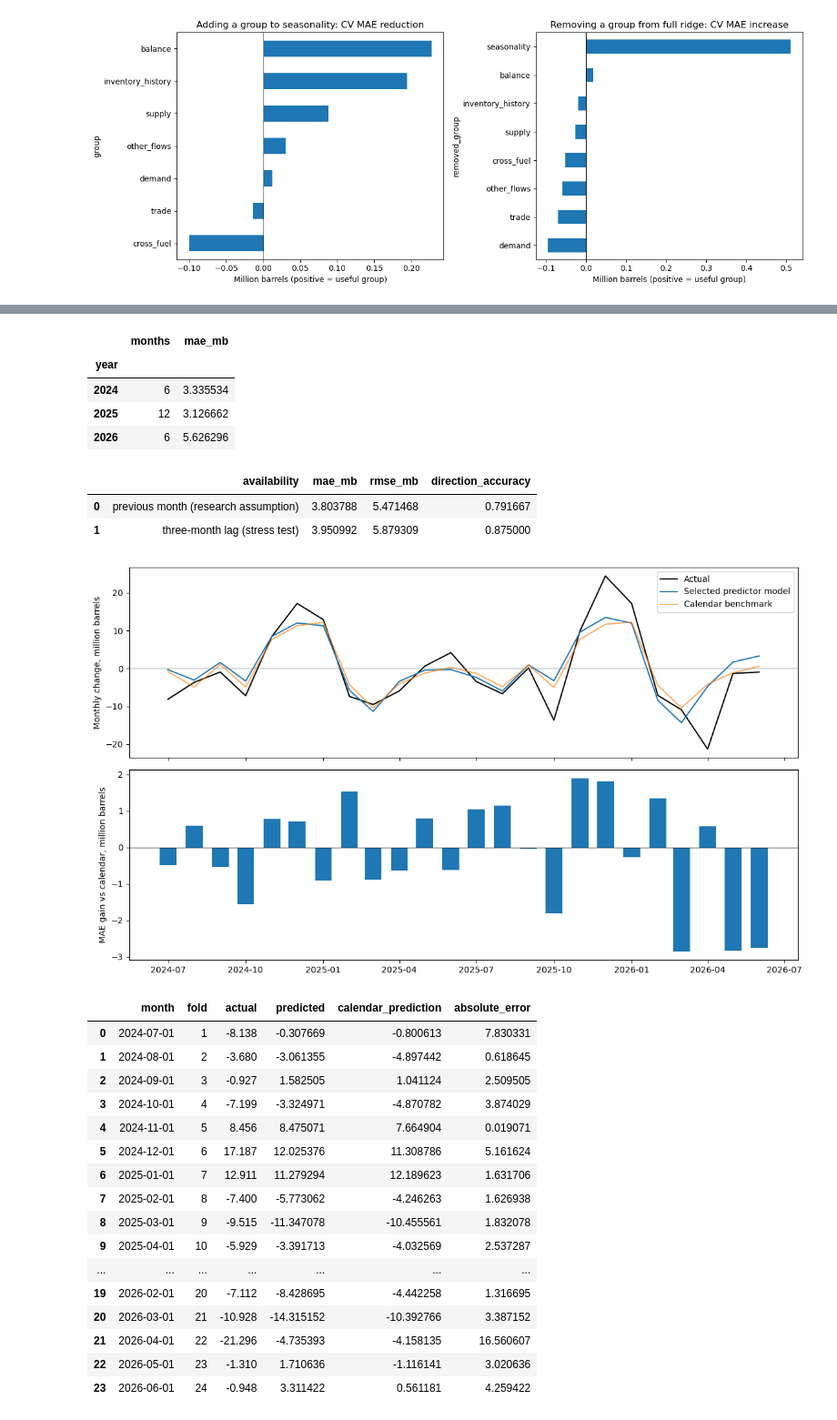
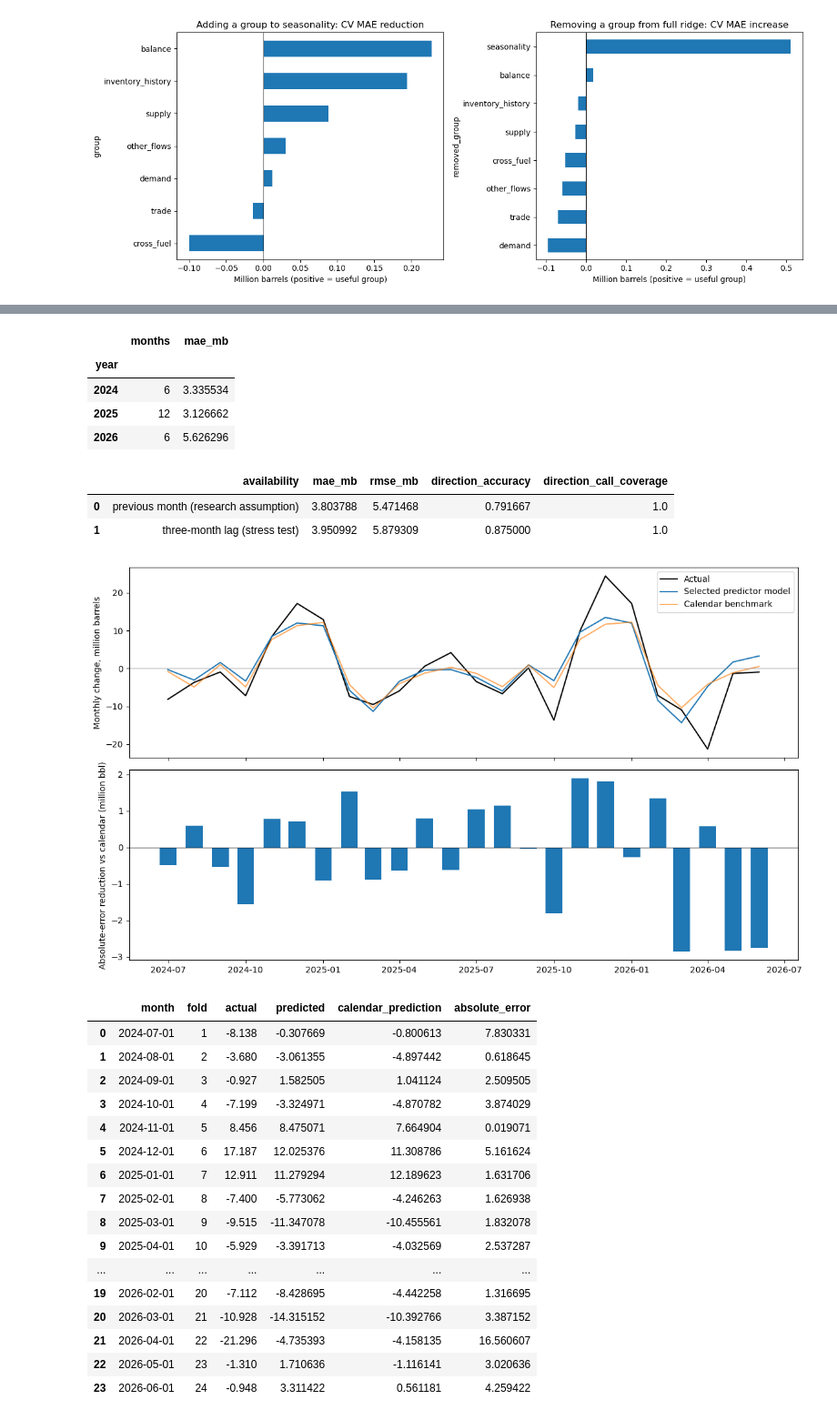
Before and after one commit to calvinchou711/US_SND_GASOLINE, a Jupyter notebook: predictors_gasoline.ipynb, the cells around one changed output, grey strips where cells are left out. Shown at 91% size. Cells and saved outputs as stored; diff of their text form; code cells hidden in the pictures.

```diff
--- a/predictors_gasoline.ipynb
+++ b/predictors_gasoline.ipynb
@@ -171,7 +168,8 @@ def evaluate(group_names, kind='ridge', alpha=10, blocks=None, design=None):
 def metrics(pred):
     return {'mae_mb': mean_absolute_error(pred.actual, pred.predicted),
             'rmse_mb': np.sqrt(mean_squared_error(pred.actual, pred.predicted)),
-            'direction_accuracy': np.mean(np.sign(pred.actual) == np.sign(pred.predicted))}
+            'direction_accuracy': (np.mean(np.sign(pred.actual[pred.predicted.ne(0)]) == np.sign(pred.predicted[pred.predicted.ne(0)])) if pred.predicted.ne(0).any() else np.nan),
+            'direction_call_coverage': np.mean(pred.predicted.ne(0))}
 
 records, specs, cv_predictions = [], {}, {}
 def candidate(name, gs, kind='ridge', alpha=10):
@@ -339,7 +339,7 @@ ax[0].plot(wp.month,wp.predicted,label='Selected predictor model')
 ax[0].plot(bp.month,bp.predicted,label='Calendar benchmark',alpha=.65)
 ax[0].axhline(0,color='grey',lw=.7); ax[0].set_ylabel('Monthly change, million barrels'); ax[0].legend()
 ax[1].bar(wp.month,paired_gain,width=20); ax[1].axhline(0,color='black',lw=.7)
-ax[1].set_ylabel('MAE gain vs calendar, million barrels')
+ax[1].set_ylabel('Absolute-error reduction vs calendar (million bbl)')
 plt.tight_layout(); plt.show()
 display(wp.assign(calendar_prediction=bp.predicted, absolute_error=(wp.actual-wp.predicted).abs()))
 # %% [output]
@@ -352,13 +352,13 @@ display(wp.assign(calendar_prediction=bp.predicted, absolute_error=(wp.actual-wp
 Holdout MAE gain over calendar: -0.165 million barrels; descriptive 95% block-bootstrap interval [-0.707, 0.333]
 |  | months | mae_mb |
 | year |  |  |
 | 2024 | 6 | 3.335534 |
 | 2025 | 12 | 3.126662 |
 | 2026 | 6 | 5.626296 |
-|  | availability | mae_mb | rmse_mb | direction_accuracy |
-| 0 | previous month (research assumption) | 3.803788 | 5.471468 | 0.791667 |
-| 1 | three-month lag (stress test) | 3.950992 | 5.879309 | 0.875000 |
+|  | availability | mae_mb | rmse_mb | direction_accuracy | direction_call_coverage |
+| 0 | previous month (research assumption) | 3.803788 | 5.471468 | 0.791667 | 1.0 |
+| 1 | three-month lag (stress test) | 3.950992 | 5.879309 | 0.875000 | 1.0 |
-[figure, old version]
+[figure, new version]
 |  | month | fold | actual | predicted | calendar_prediction | absolute_error |
 | 0 | 2024-07-01 | 1 | -8.138 | -0.307669 | -0.800613 | 7.830331 |
 | 1 | 2024-08-01 | 2 | -3.680 | -3.061355 | -4.897442 | 0.618645 |
```
Also changed, not shown: parts of 10 cells of this notebook, 1 other file.
